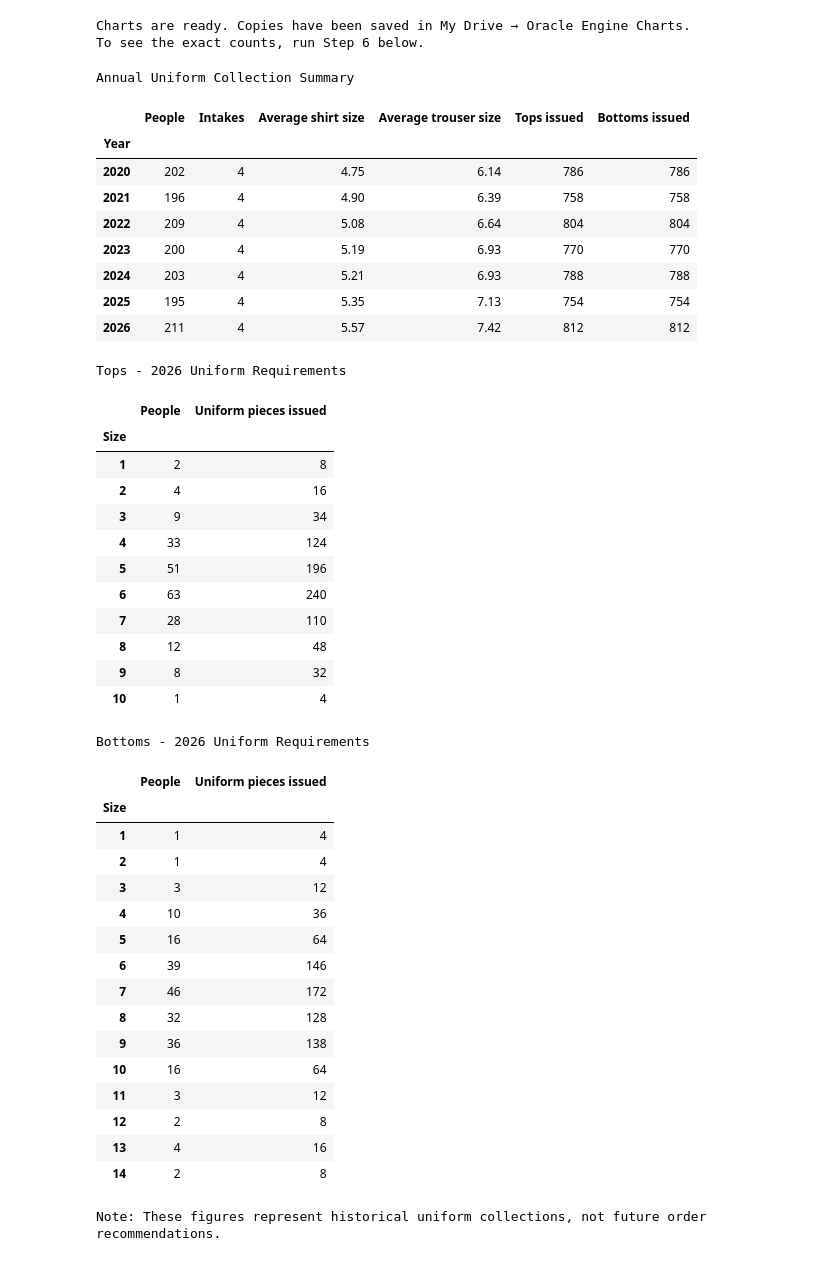
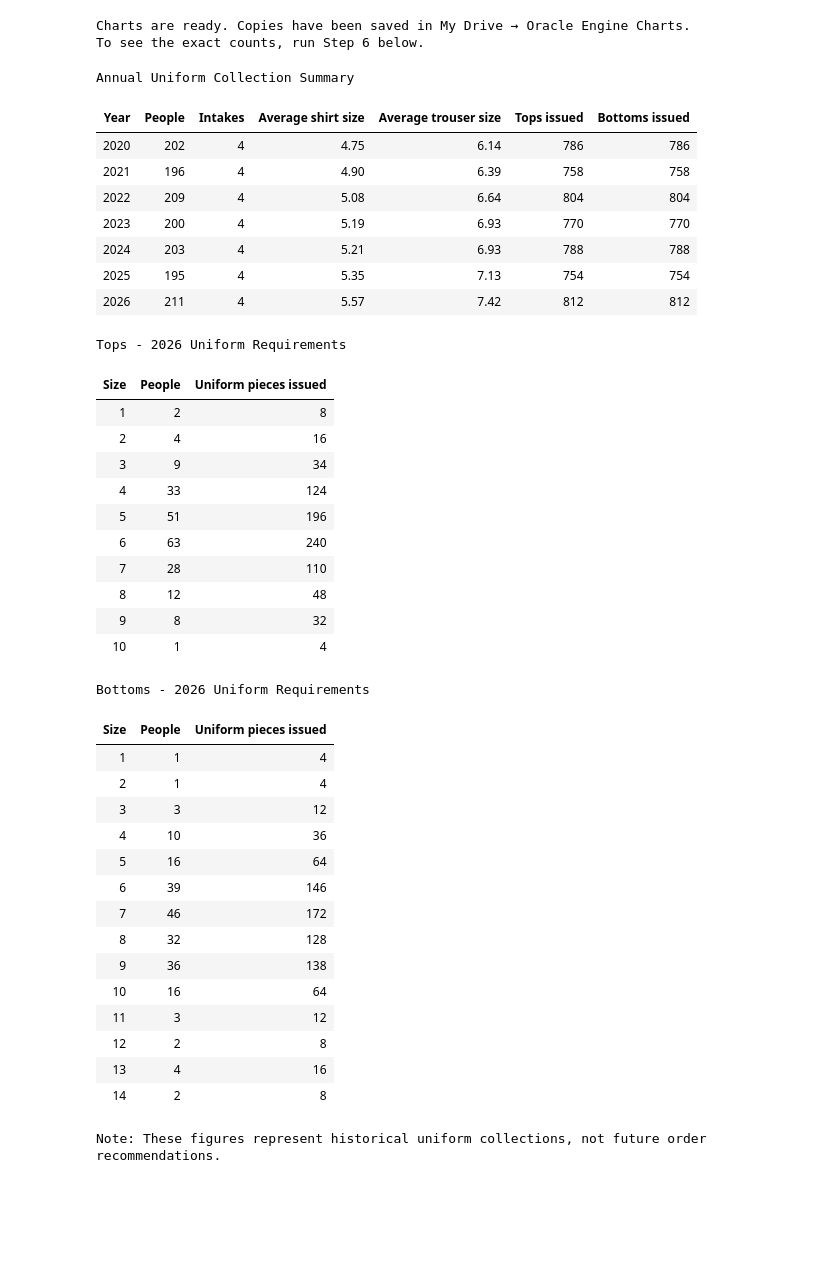
Before and after one commit to zacw-243L/Oracle-Engine-to-estimate-Unifrom-amount, a Jupyter notebook: Oracle Engine to estimate Unifrom amount.ipynb, the cells around one changed output. Drawn from its saved outputs; the diff is of its cells as text; code cells hidden in the pictures; blank space fills up the shorter version.

```diff
--- a/Oracle Engine to estimate Unifrom amount.ipynb
+++ b/Oracle Engine to estimate Unifrom amount.ipynb
@@ -582,7 +582,7 @@ def pretty_table(dataframe, title, formats=None):
                 ('font-size', '17px'),
                 ('font-weight', 'bold'),
                 ('text-align', 'left'),
-                ('color', '#243B53'),
+                ('color', '#FFFFFF'),
                 ('padding', '12px 4px')
             ]
         },
@@ -626,13 +626,21 @@ def pretty_table(dataframe, title, formats=None):
         }
     ]
 
+    # Move Year / Size into the normal table columns.
+    # This eliminates the extra empty header row.
+    clean_table = (
+        dataframe
+        .reset_index()
+        .rename_axis(columns=None)
+    )
+
     return (
-        dataframe.style
+        clean_table.style
         .format(formats or {}, na_rep='-')
         .set_caption(title)
         .set_table_styles(styles)
+        .hide(axis='index')
     )
-
 
 # ---------------------------------------------
 # Table 1: Yearly collections
@@ -682,35 +690,34 @@ for _label, _size_col, _qty_col, _max_size in [
         Pieces=(_qty_col, 'sum')
     ).reindex(
         range(1, _max_size + 1),
         fill_value=0
     )
 
     _size_data.index.name = 'Size'
 
     _size_data = _size_data.rename(columns={
         'Pieces': 'Uniform pieces issued'
     })
 
     display(
         pretty_table(
             _size_data,
             f"{_label} - {_recent} Uniform Requirements",
             {
                 'People': '{:,.0f}',
                 'Uniform pieces issued': '{:,.0f}'
             }
         )
     )
 
 
 print(
     "Note: These figures represent historical "
     "uniform collections, not future order recommendations."
 )
 # %% [output]
 Annual Uniform Collection Summary
-|  | People | Intakes | Average shirt size | Average trouser size | Tops issued | Bottoms issued |
-| Year |  |  |  |  |  |  |
+| Year | People | Intakes | Average shirt size | Average trouser size | Tops issued | Bottoms issued |
 | 2020 | 202 | 4 | 4.75 | 6.14 | 786 | 786 |
 | 2021 | 196 | 4 | 4.90 | 6.39 | 758 | 758 |
 | 2022 | 209 | 4 | 5.08 | 6.64 | 804 | 804 |
@@ -719,8 +726,7 @@ Annual Uniform Collection Summary
 | 2025 | 195 | 4 | 5.35 | 7.13 | 754 | 754 |
 | 2026 | 211 | 4 | 5.57 | 7.42 | 812 | 812 |
 Tops - 2026 Uniform Requirements
-|  | People | Uniform pieces issued |
-| Size |  |  |
+| Size | People | Uniform pieces issued |
 | 1 | 2 | 8 |
 | 2 | 4 | 16 |
 | 3 | 9 | 34 |
@@ -732,8 +738,7 @@ Tops - 2026 Uniform Requirements
 | 9 | 8 | 32 |
 | 10 | 1 | 4 |
 Bottoms - 2026 Uniform Requirements
-|  | People | Uniform pieces issued |
-| Size |  |  |
+| Size | People | Uniform pieces issued |
 | 1 | 1 | 4 |
 | 2 | 1 | 4 |
 | 3 | 3 | 12 |
```
